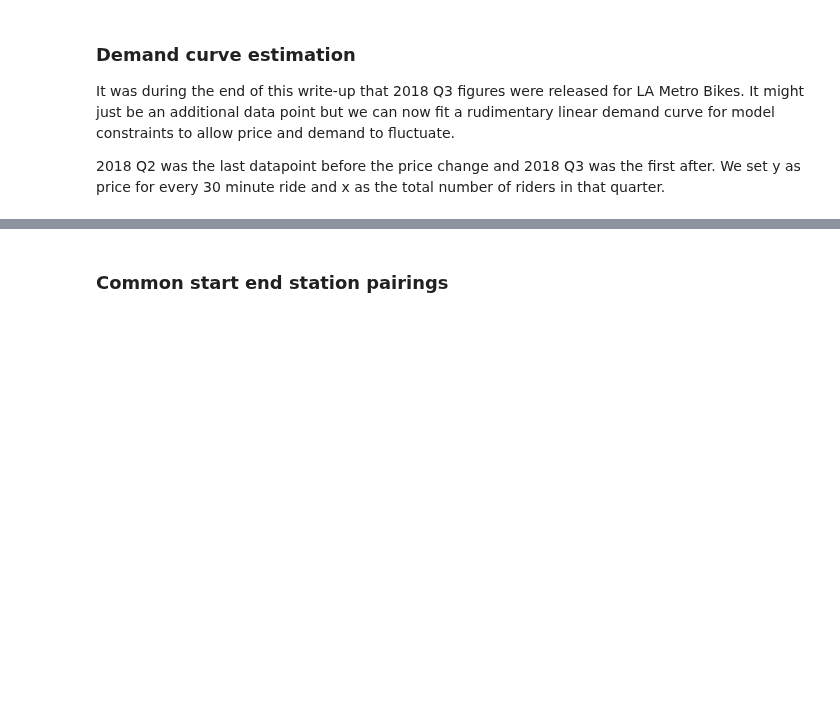
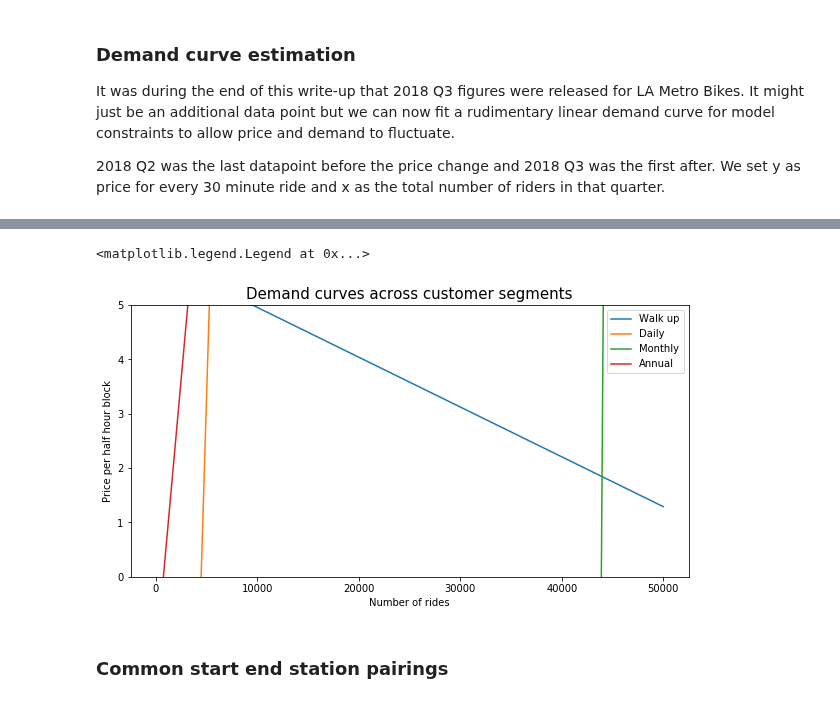
Before and after one commit to finnqiao/la_metro_bikeshare_data, a Jupyter notebook: notebooks/1.0-la-bikeshare.ipynb, the cells around one changed output, grey strips where cells are left out. Drawn from its saved outputs; the diff is of its cells as text; code cells hidden in the pictures; blank space fills up the shorter version.

Commit message:
weighted demand curves

```diff
--- a/notebooks/1.0-la-bikeshare.ipynb
+++ b/notebooks/1.0-la-bikeshare.ipynb
@@ -923,3 +1020,30 @@ What
+# %%
+def walk_up_demand(x):
+    return slope_walk_up * x + intercept_walk_up
+
+def daily_demand(x):
+    return slope_daily * x + intercept_daily
+
+def monthly_demand(x):
+    return slope_monthly * x + intercept_monthly
+
+def annual_demand(x):
+    return slope_annual * x + intercept_annual
+
+q = np.linspace(0,50000)
+fig, axes = plt.subplots(figsize=(10,5))
+plt.plot(q, walk_up_demand(q), label = 'Walk up')
+plt.plot(q, daily_demand(q), label = 'Daily')
+plt.plot(q, monthly_demand(q), label = 'Monthly')
+plt.plot(q, annual_demand(q), label = 'Annual')
+plt.title('Demand curves across customer segments', size=15)
+plt.xlabel('Number of rides')
+plt.ylabel('Price per half hour block')
+plt.ylim(0,5)
+plt.legend()
+# %% [output]
+<matplotlib.legend.Legend at 0x...>
+[figure, added]
 # %% [markdown]
 ### Common start end station pairings
 # %%
```
Also changed, not shown: parts of 18 cells of this notebook, 1 other file.
